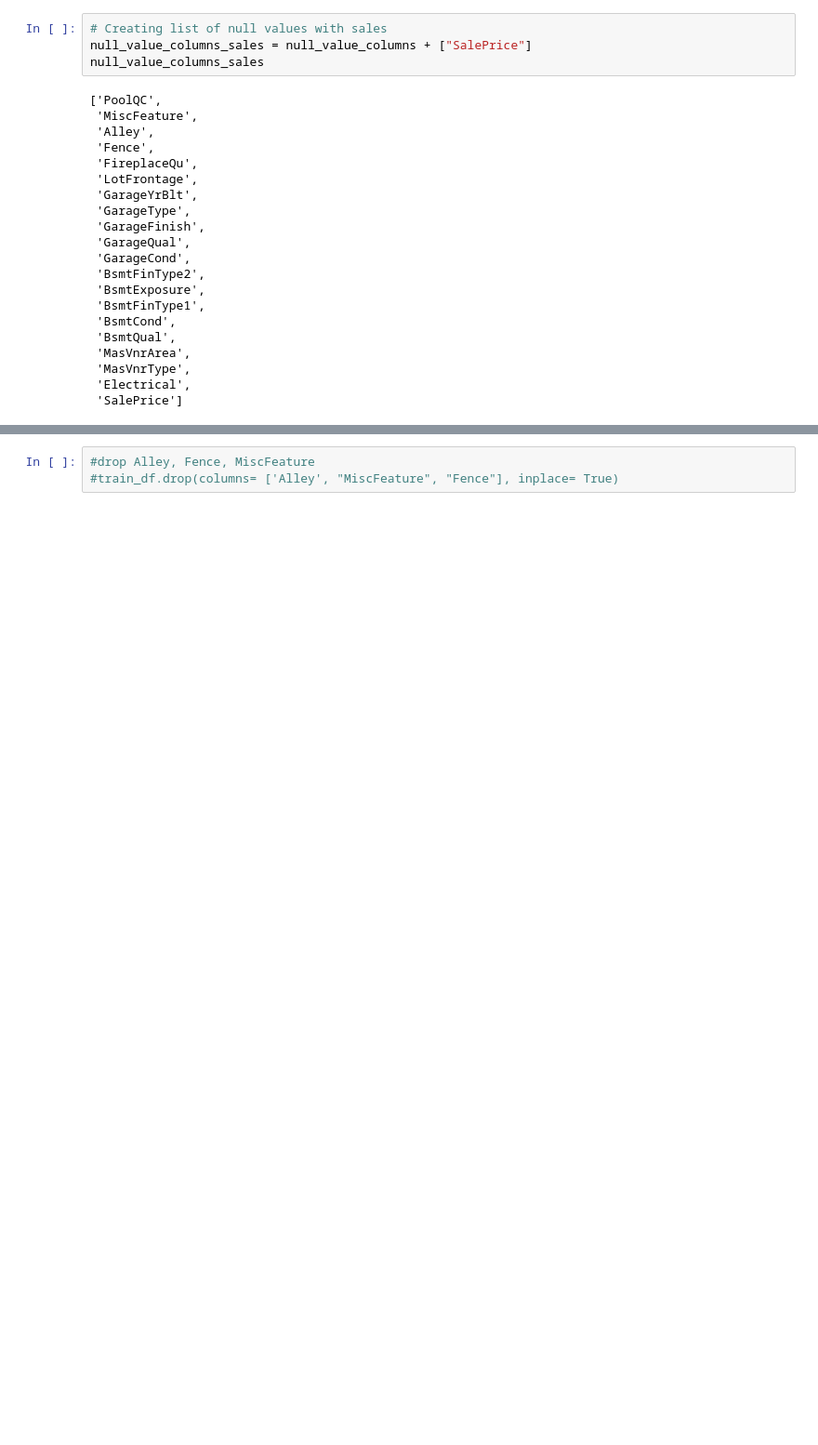
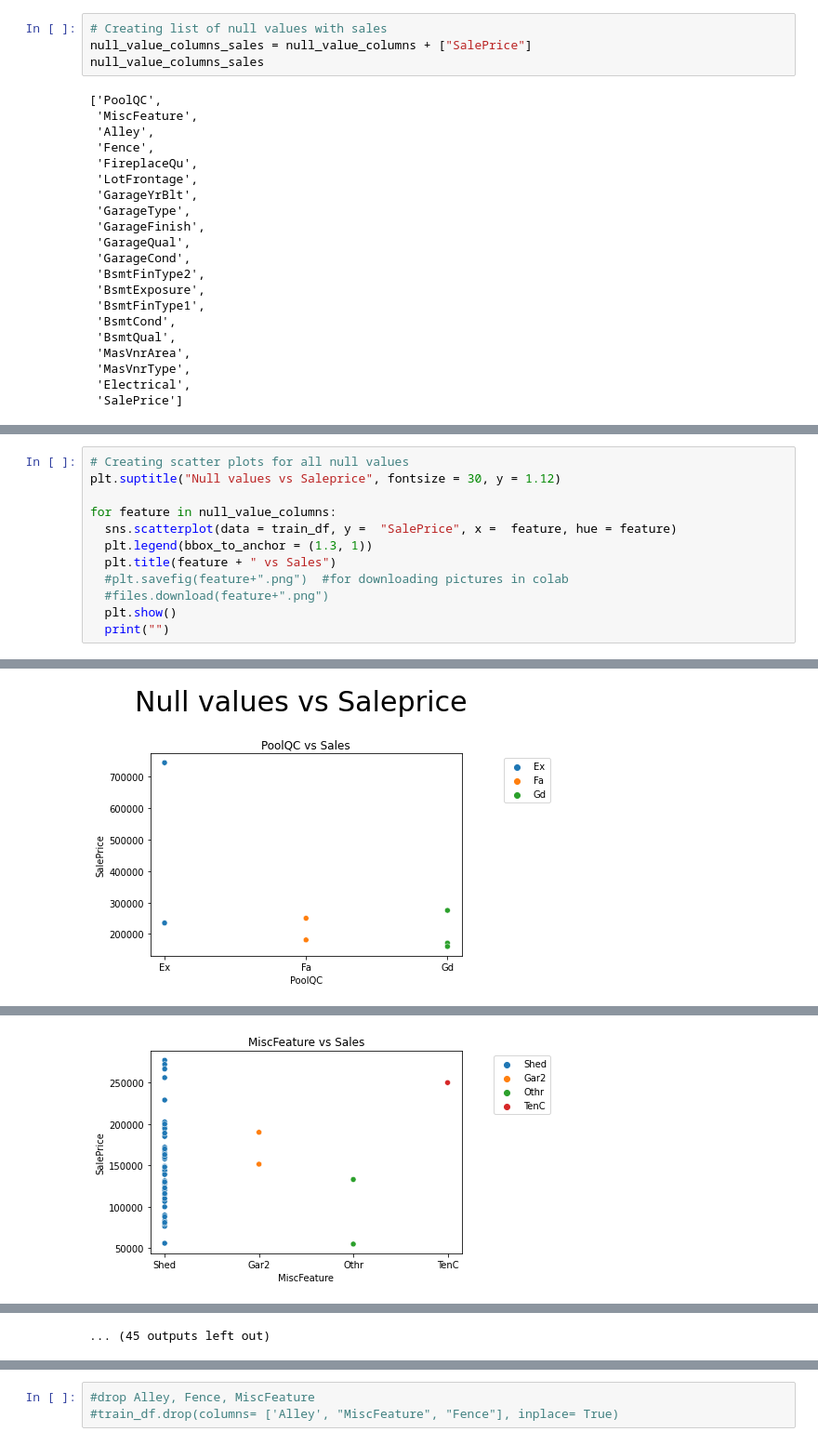
Before and after one commit to Muhliscm/-66daysofdata, a Jupyter notebook: Python/30052021 Housing data Kaggle/House_price_prediction_kaggle.ipynb, the cells around one changed output, grey strips where cells are left out. Shown: that part at 93% size. Cells and saved outputs as stored; diff of their text form; blank space fills up the shorter version.

```diff
--- a/Python/30052021 Housing data Kaggle/House_price_prediction_kaggle.ipynb
+++ b/Python/30052021 Housing data Kaggle/House_price_prediction_kaggle.ipynb
@@ -300,0 +324,13 @@ train_df[null_value_columns].corr()
+# %%
+# Creating scatter plots for all null values
+plt.suptitle("Null values vs Saleprice", fontsize = 30, y = 1.12)
+
+for feature in null_value_columns:
+  sns.scatterplot(data = train_df, y =  "SalePrice", x =  feature, hue = feature)
+  plt.legend(bbox_to_anchor = (1.3, 1))
+  plt.title(feature + " vs Sales")
+  #plt.savefig(feature+".png")  #for downloading pictures in colab
+  #files.download(feature+".png")
+  plt.show()
+  print("")
+# %% [output]
@@ -300,0 +339 @@ train_df[null_value_columns].corr()
+[figure, added]
@@ -300,0 +342 @@ train_df[null_value_columns].corr()
+[figure, added]
@@ -300,0 +349 @@ train_df[null_value_columns].corr()
+... (45 outputs left out)
```
Also changed, not shown: parts of 25 cells of this notebook, 26 other files.
